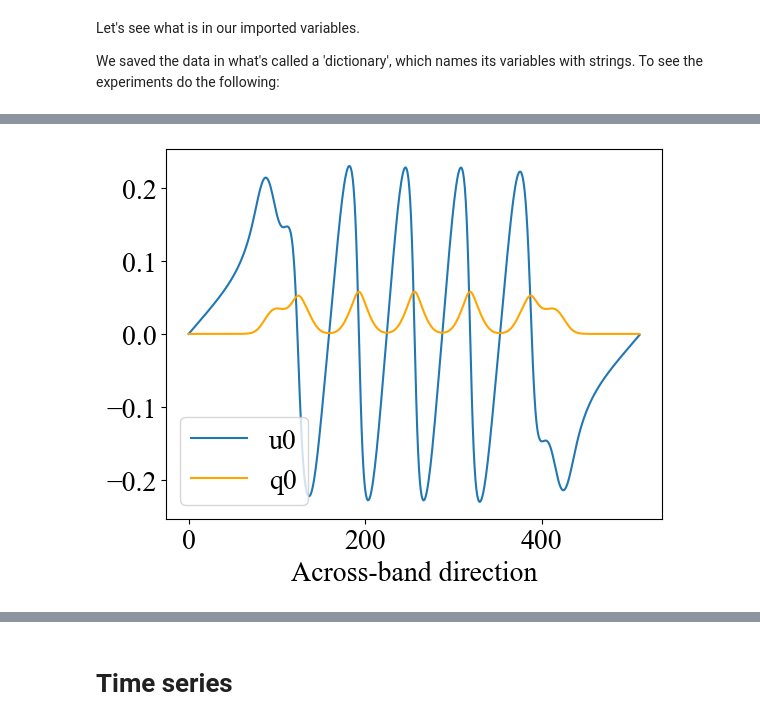
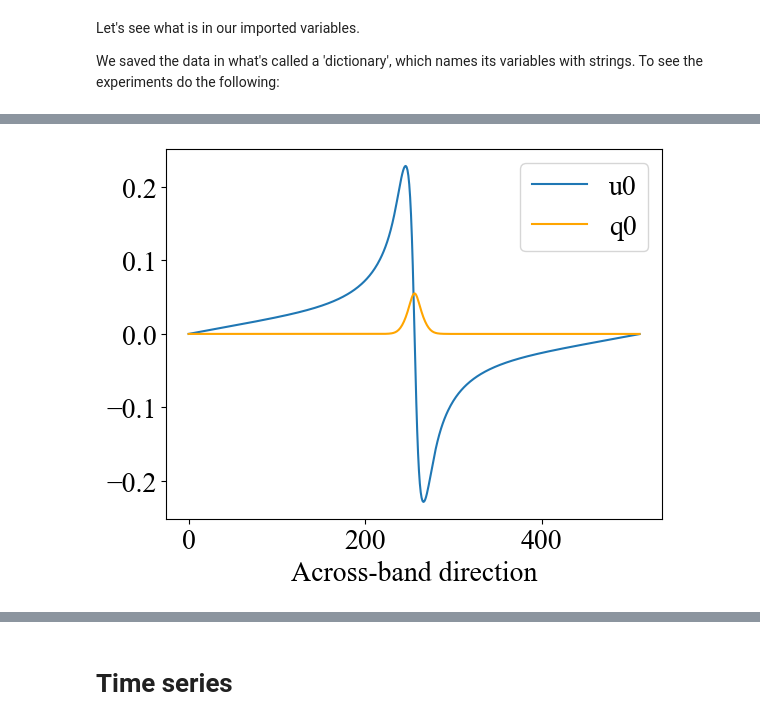
Before and after one commit to adamrattigan1-glitch/Rscam-Project, a Jupyter notebook: 1D_MWF/Plot_1D_MWF.ipynb, the cells around one changed output, grey strips where cells are left out. Saved outputs shown, nothing was run; the diff lists cells and outputs as text; code cells hidden in the pictures.

```diff
--- a/1D_MWF/Plot_1D_MWF.ipynb
+++ b/1D_MWF/Plot_1D_MWF.ipynb
@@ -171,13 +169,13 @@ data['Lz256_Re80_IC68_minimal_v3d5'][0].keys()
 # %%
-plt.plot((data['Lz256_Re80_IC68_minimal_v3d5'][0]['tasks']['u0'][()])[-1],label = 'u0')
-plt.plot((data['Lz256_Re80_IC68_minimal_v3d5'][0]['tasks']['q0'][()])[-1], 'orange', label = 'q0')
+plt.plot((data['Lz256_Re66_IC68_minimal_v3d5'][0]['tasks']['u0'][()])[-1],label = 'u0')
+plt.plot((data['Lz256_Re66_IC68_minimal_v3d5'][0]['tasks']['q0'][()])[-1], 'orange', label = 'q0')
 
 plt.xlabel('Across-band direction')
 plt.legend ()
 plt.savefig(odir+'u0_vs_q0.png',dpi=150,bbox_inches='tight')
 plt.show()
 # %% [output]
-[figure, old version]
+[figure, new version]
 # %%
 for run in data:
     print(run)
```
Also changed, not shown: parts of 14 cells of this notebook, 36 other files.
